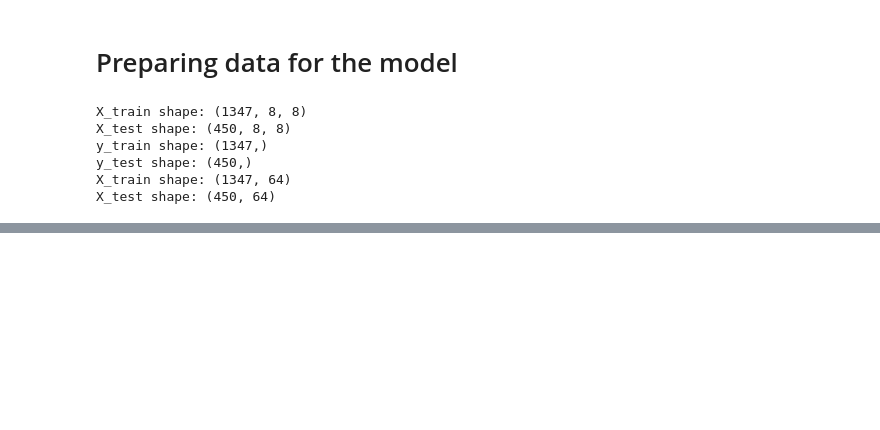
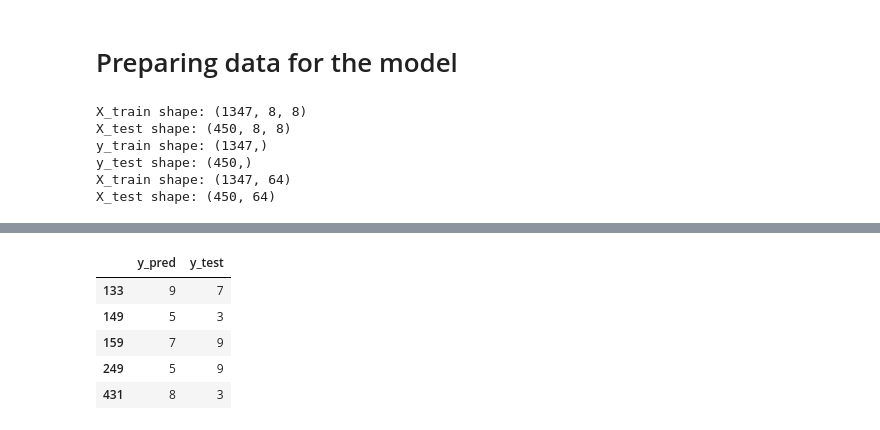
Before and after one commit to Ostryyy/digit_recognation, a Jupyter notebook: digit_recognation.ipynb, the cells around one changed output, grey strips where cells are left out. Saved outputs shown, nothing was run; the diff lists cells and outputs as text; code cells hidden in the pictures; blank space fills up the shorter version.

```diff
--- a/digit_recognation.ipynb
+++ b/digit_recognation.ipynb
@@ -66,0 +178,9 @@ X_test shape: (450, 64)
+# %%
+results.loc[errors_idx, :]
+# %% [output]
+|  | y_pred | y_test |
+| 133 | 9 | 7 |
+| 149 | 5 | 3 |
+| 159 | 7 | 9 |
+| 249 | 5 | 9 |
+| 431 | 8 | 3 |
```
Also changed, not shown: parts of 16 cells of this notebook.
